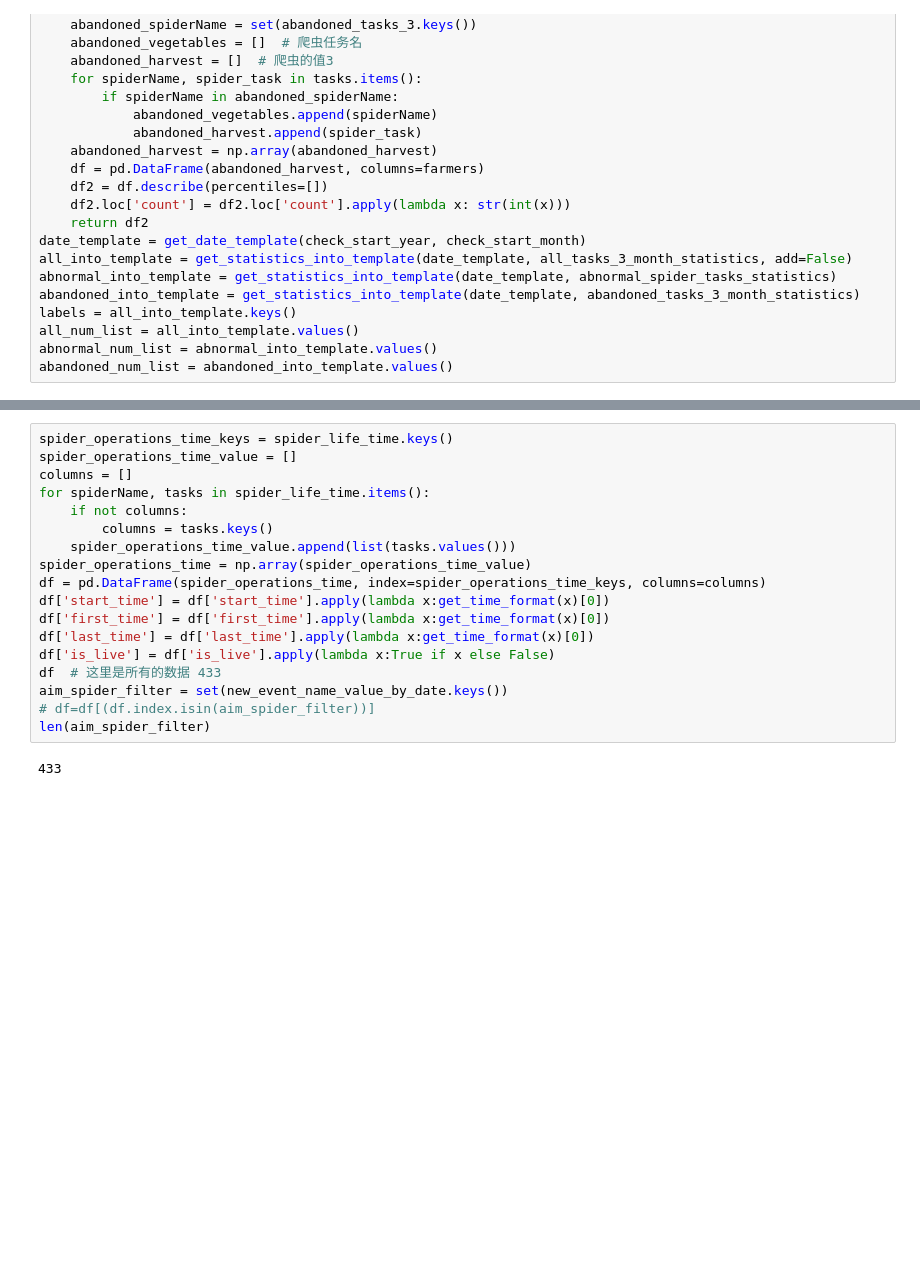
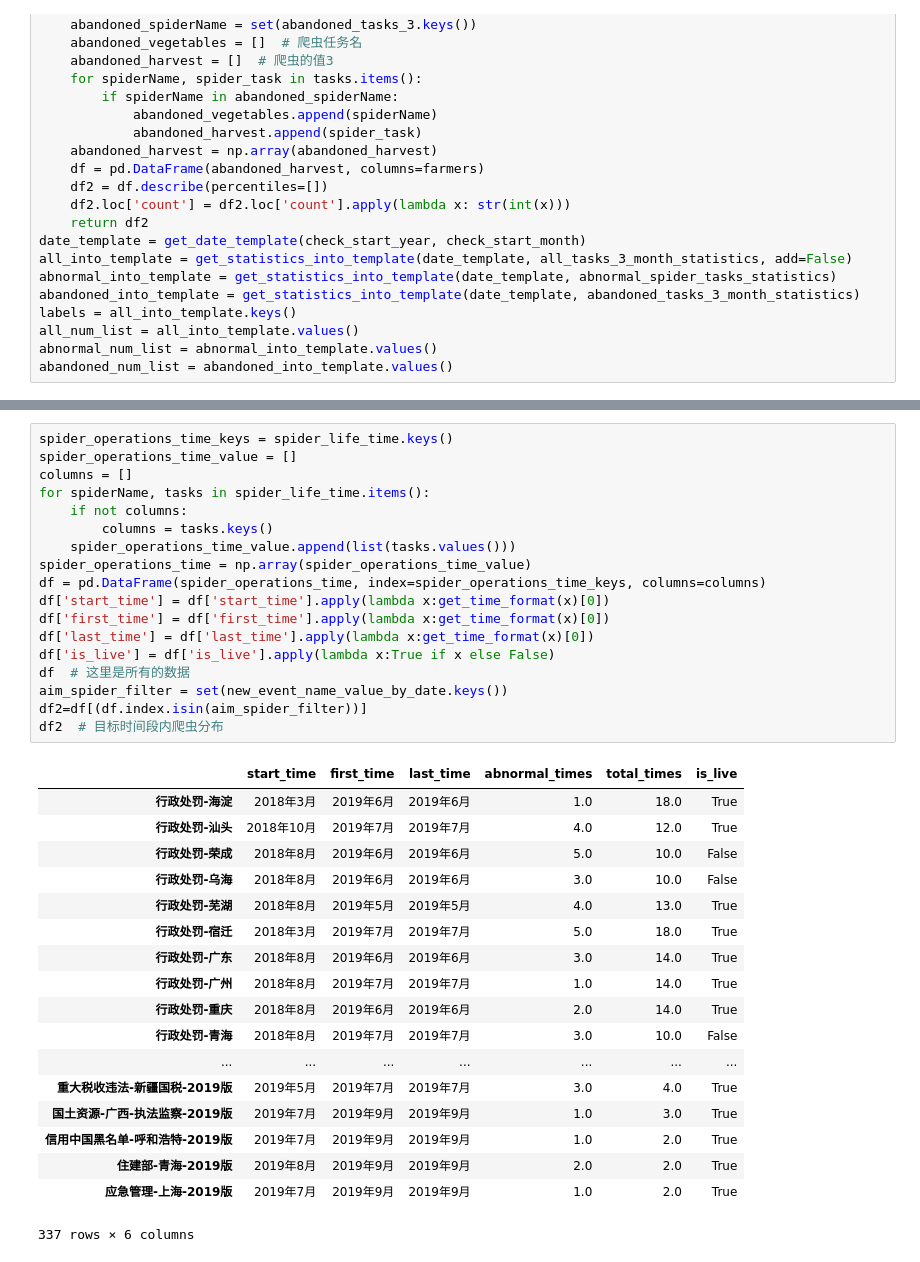
Before and after one commit to czasg/ScrapyLearning, a Jupyter notebook: czaSpider/dump2/数据分析个人版/诚信数据咯/新版本.ipynb, the cells around one changed output, grey strips where cells are left out. Drawn from its saved outputs; the diff is of its cells as text; blank space fills up the shorter version.

```diff
--- a/czaSpider/dump2/数据分析个人版/诚信数据咯/新版本.ipynb
+++ b/czaSpider/dump2/数据分析个人版/诚信数据咯/新版本.ipynb
@@ -413,23 +426,40 @@ findfont: Font family ['sans-serif'] not found. Falling back to DejaVu Sans.
 # %%
 spider_operations_time_keys = spider_life_time.keys()
 spider_operations_time_value = []
 columns = []
 for spiderName, tasks in spider_life_time.items():
     if not columns:
         columns = tasks.keys()
     spider_operations_time_value.append(list(tasks.values()))
 spider_operations_time = np.array(spider_operations_time_value)
 df = pd.DataFrame(spider_operations_time, index=spider_operations_time_keys, columns=columns)
 df['start_time'] = df['start_time'].apply(lambda x:get_time_format(x)[0])
 df['first_time'] = df['first_time'].apply(lambda x:get_time_format(x)[0])
 df['last_time'] = df['last_time'].apply(lambda x:get_time_format(x)[0])
 df['is_live'] = df['is_live'].apply(lambda x:True if x else False)
-df  # 这里是所有的数据 433
+df  # 这里是所有的数据
 aim_spider_filter = set(new_event_name_value_by_date.keys())
-# df=df[(df.index.isin(aim_spider_filter))]
-len(aim_spider_filter)
+df2=df[(df.index.isin(aim_spider_filter))]
+df2  # 目标时间段内爬虫分布
 # %% [output]
+|  | start_time | first_time | last_time | abnormal_times | total_times | is_live |
+| 行政处罚-海淀 | 2018年3月 | 2019年6月 | 2019年6月 | 1.0 | 18.0 | True |
+| 行政处罚-汕头 | 2018年10月 | 2019年7月 | 2019年7月 | 4.0 | 12.0 | True |
+| 行政处罚-荣成 | 2018年8月 | 2019年6月 | 2019年6月 | 5.0 | 10.0 | False |
+| 行政处罚-乌海 | 2018年8月 | 2019年6月 | 2019年6月 | 3.0 | 10.0 | False |
+| 行政处罚-芜湖 | 2018年8月 | 2019年5月 | 2019年5月 | 4.0 | 13.0 | True |
+| 行政处罚-宿迁 | 2018年3月 | 2019年7月 | 2019年7月 | 5.0 | 18.0 | True |
+| 行政处罚-广东 | 2018年8月 | 2019年6月 | 2019年6月 | 3.0 | 14.0 | True |
+| 行政处罚-广州 | 2018年8月 | 2019年7月 | 2019年7月 | 1.0 | 14.0 | True |
+| 行政处罚-重庆 | 2018年8月 | 2019年6月 | 2019年6月 | 2.0 | 14.0 | True |
+| 行政处罚-青海 | 2018年8月 | 2019年7月 | 2019年7月 | 3.0 | 10.0 | False |
+| ... | ... | ... | ... | ... | ... | ... |
+| 重大税收违法-新疆国税-2019版 | 2019年5月 | 2019年7月 | 2019年7月 | 3.0 | 4.0 | True |
+| 国土资源-广西-执法监察-2019版 | 2019年7月 | 2019年9月 | 2019年9月 | 1.0 | 3.0 | True |
+| 信用中国黑名单-呼和浩特-2019版 | 2019年7月 | 2019年9月 | 2019年9月 | 1.0 | 2.0 | True |
+| 住建部-青海-2019版 | 2019年8月 | 2019年9月 | 2019年9月 | 2.0 | 2.0 | True |
+| 应急管理-上海-2019版 | 2019年7月 | 2019年9月 | 2019年9月 | 1.0 | 2.0 | True |
-433
+337 rows × 6 columns
 # %%
 df2 = df.describe(percentiles=[])
 df2['pre'] = np.nan
```
Also changed, not shown: parts of 14 cells of this notebook, 1 other file.
